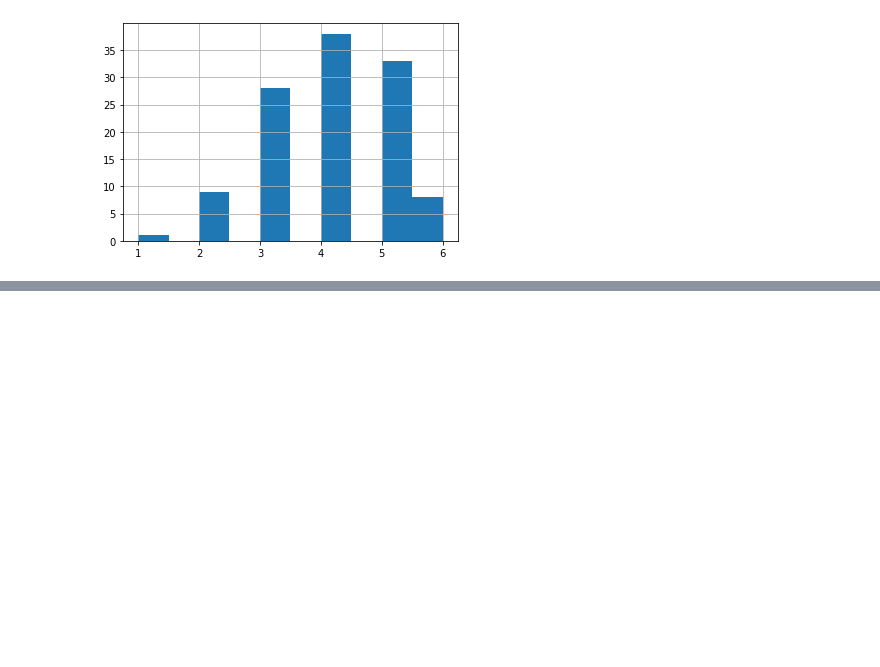
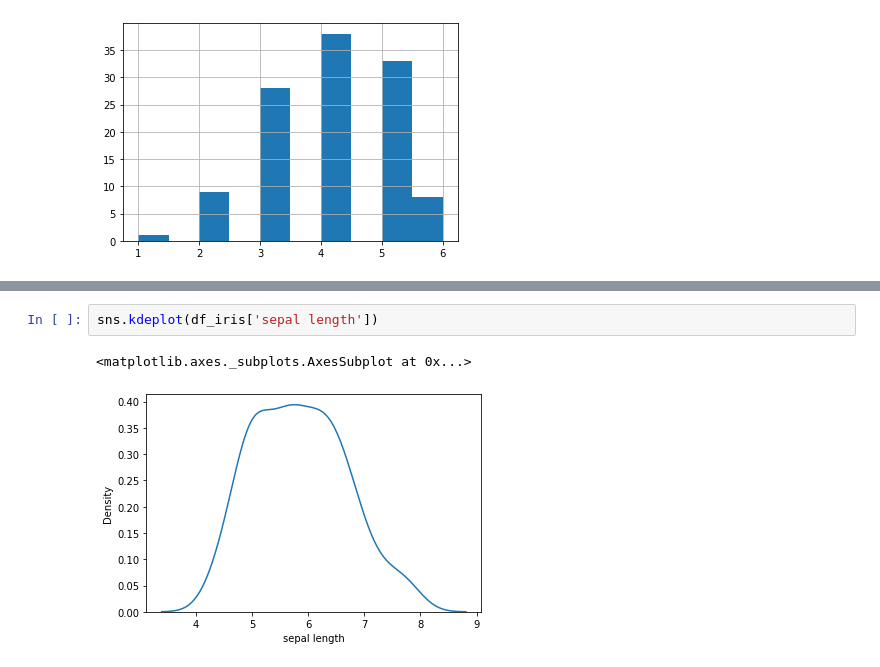
Before and after one commit to nedokormysh/Stepik_Karpov_ML, a Jupyter notebook: Stepik_visualization.ipynb, the cells around one changed output, grey strips where cells are left out. Saved outputs shown, nothing was run; the diff lists cells and outputs as text; blank space fills up the shorter version.

```diff
--- a/Stepik_visualization.ipynb
+++ b/Stepik_visualization.ipynb
@@ -222,0 +256,5 @@ df.number_of_roles.hist()
+# %%
+sns.kdeplot(df_iris['sepal length'])
+# %% [output]
+<matplotlib.axes._subplots.AxesSubplot at 0x...>
+[figure, added]
```
Also changed, not shown: parts of 21 cells of this notebook.
